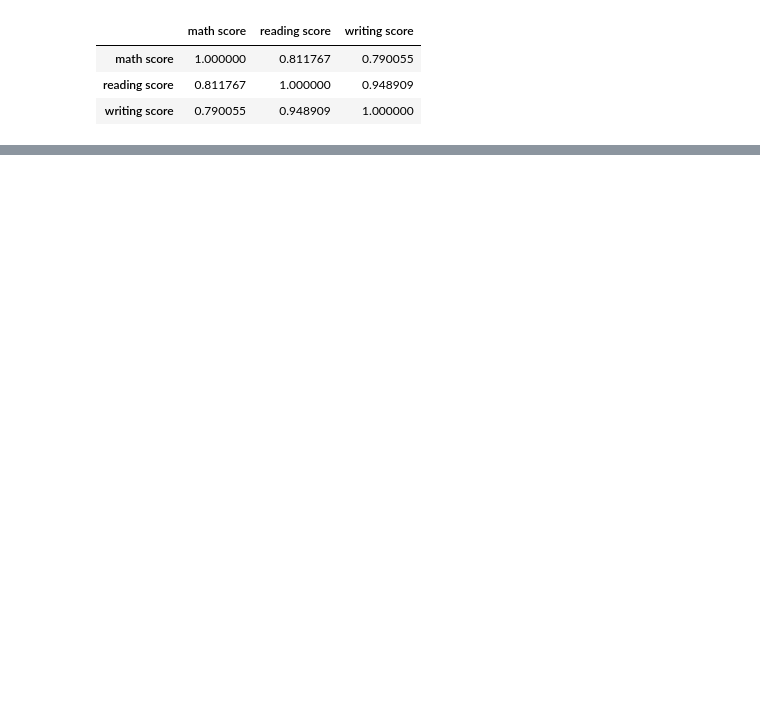
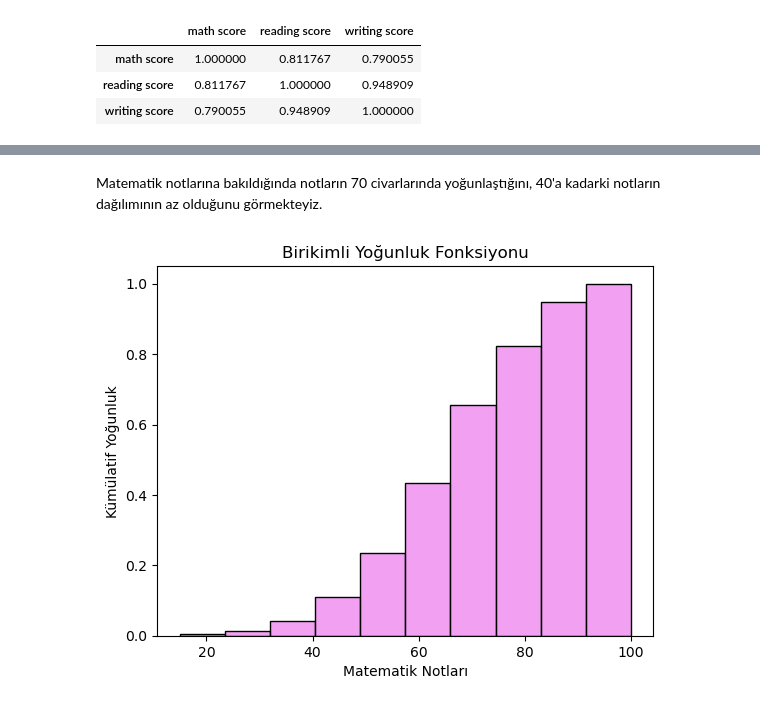
Before and after one commit to temetNoscee/20040101006_Eda--pek_Sanl-_BM_VM, a Jupyter notebook: VM.ipynb, the cells around one changed output, grey strips where cells are left out. Saved outputs shown, nothing was run; the diff lists cells and outputs as text; code cells hidden in the pictures; blank space fills up the shorter version.

```diff
--- a/VM.ipynb
+++ b/VM.ipynb
@@ -156,0 +162,12 @@ Text(0, 0.5, 'Yoğunluk')
+# %% [markdown]
+Matematik notlarına bakıldığında notların 70 civarlarında yoğunlaştığını, 40'a kadarki notların dağılımının az olduğunu görmekteyiz.
+# %%
+data=df['math score'].astype(int)
+sns.histplot(data, bins=10, cumulative=True, color="violet", stat="density")
+plt.xlabel('Matematik Notları')
+plt.ylabel('Kümülatif Yoğunluk')
+plt.title('Birikimli Yoğunluk Fonksiyonu')
+
+plt.show()
+# %% [output]
+[figure, added]
```
Also changed, not shown: parts of 29 cells of this notebook.
